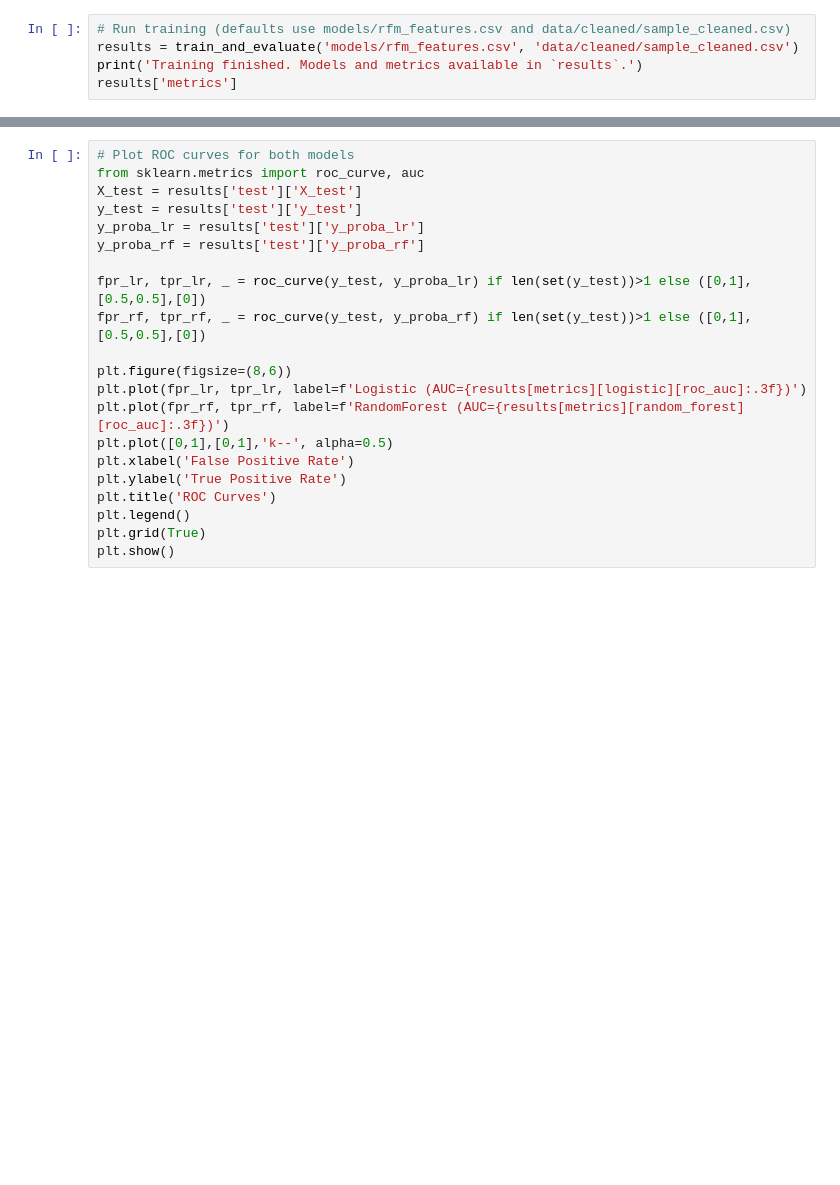
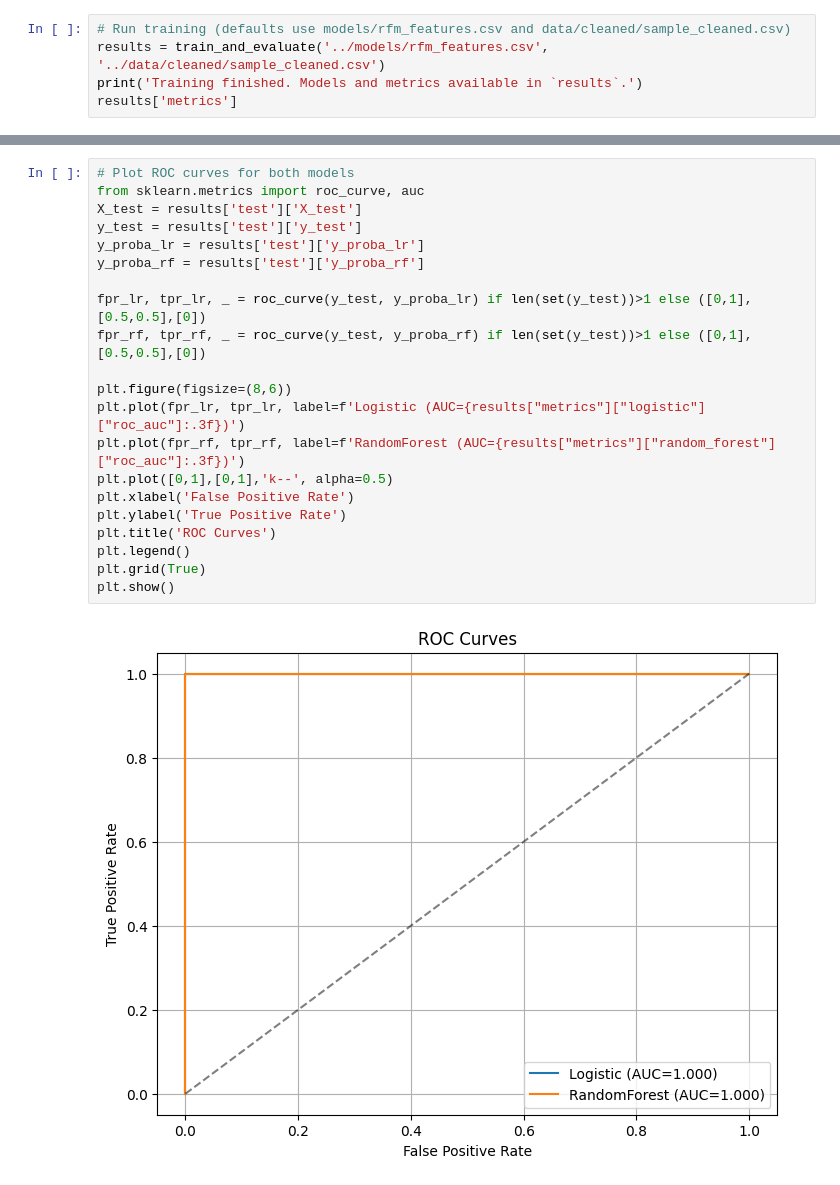
Before and after one commit to JagmohanSinghNegi/smart-loyalty-analytics, a Jupyter notebook: notebooks/model.ipynb, the cells around one changed output, grey strips where cells are left out. Drawn from its saved outputs; the diff is of its cells as text; blank space fills up the shorter version.

```diff
--- a/notebooks/model.ipynb
+++ b/notebooks/model.ipynb
@@ -6,6 +12,6 @@ import pandas as pd
 %matplotlib inline
 # %%
 # Run training (defaults use models/rfm_features.csv and data/cleaned/sample_cleaned.csv)
-results = train_and_evaluate('models/rfm_features.csv', 'data/cleaned/sample_cleaned.csv')
+results = train_and_evaluate('../models/rfm_features.csv', '../data/cleaned/sample_cleaned.csv')
 print('Training finished. Models and metrics available in `results`.')
 results['metrics']
@@ -12,24 +28,26 @@ results['metrics']
 # %%
 # Plot ROC curves for both models
 from sklearn.metrics import roc_curve, auc
 X_test = results['test']['X_test']
 y_test = results['test']['y_test']
 y_proba_lr = results['test']['y_proba_lr']
 y_proba_rf = results['test']['y_proba_rf']
 
 fpr_lr, tpr_lr, _ = roc_curve(y_test, y_proba_lr) if len(set(y_test))>1 else ([0,1],[0.5,0.5],[0])
 fpr_rf, tpr_rf, _ = roc_curve(y_test, y_proba_rf) if len(set(y_test))>1 else ([0,1],[0.5,0.5],[0])
 
 plt.figure(figsize=(8,6))
-plt.plot(fpr_lr, tpr_lr, label=f'Logistic (AUC={results[metrics][logistic][roc_auc]:.3f})')
-plt.plot(fpr_rf, tpr_rf, label=f'RandomForest (AUC={results[metrics][random_forest][roc_auc]:.3f})')
+plt.plot(fpr_lr, tpr_lr, label=f'Logistic (AUC={results["metrics"]["logistic"]["roc_auc"]:.3f})')
+plt.plot(fpr_rf, tpr_rf, label=f'RandomForest (AUC={results["metrics"]["random_forest"]["roc_auc"]:.3f})')
 plt.plot([0,1],[0,1],'k--', alpha=0.5)
 plt.xlabel('False Positive Rate')
 plt.ylabel('True Positive Rate')
 plt.title('ROC Curves')
 plt.legend()
 plt.grid(True)
 plt.show()
+# %% [output]
+[figure, added]
 # %%
 # Feature importance for Random Forest (if available)
 fi = results.get('rf_feature_importances')
```
Also changed, not shown: parts of 3 cells of this notebook, 6 other files.
